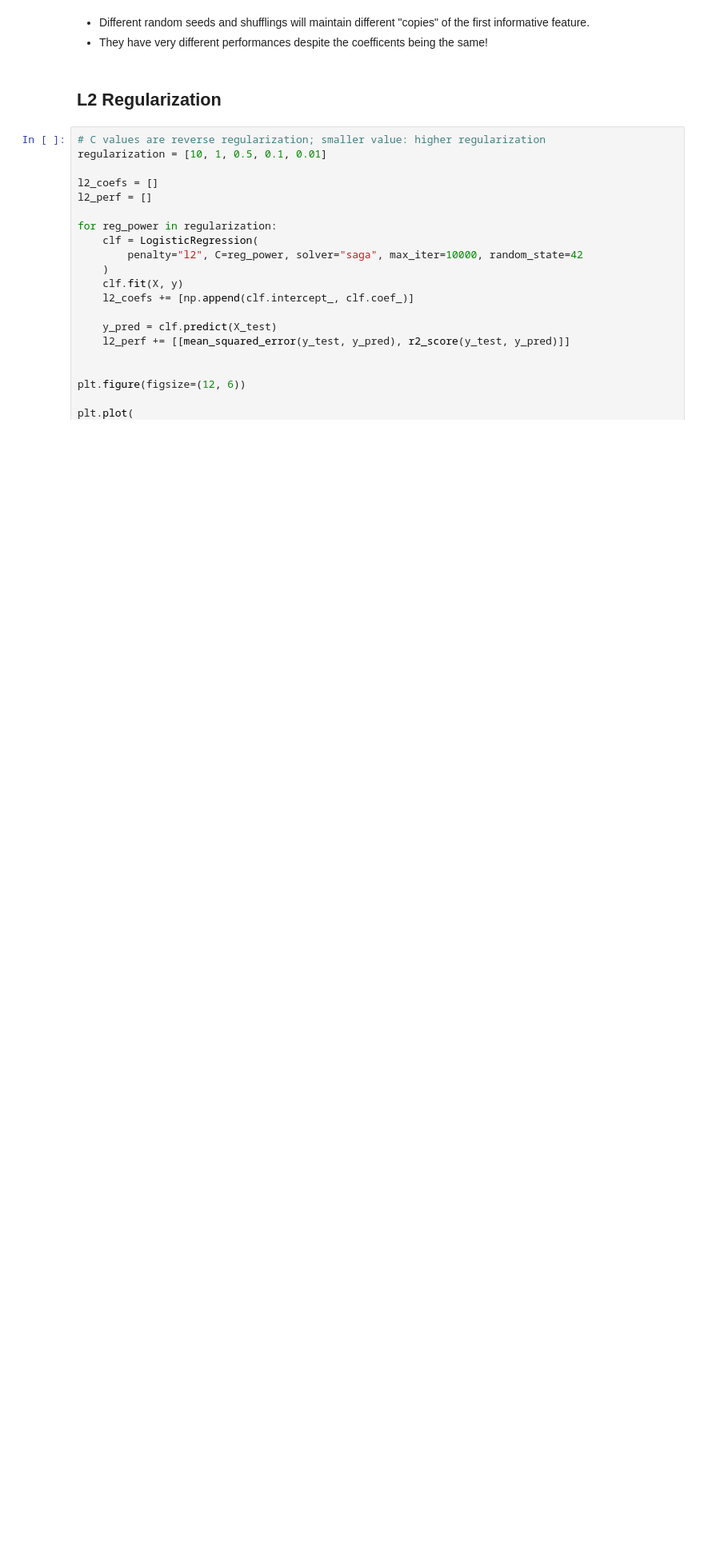
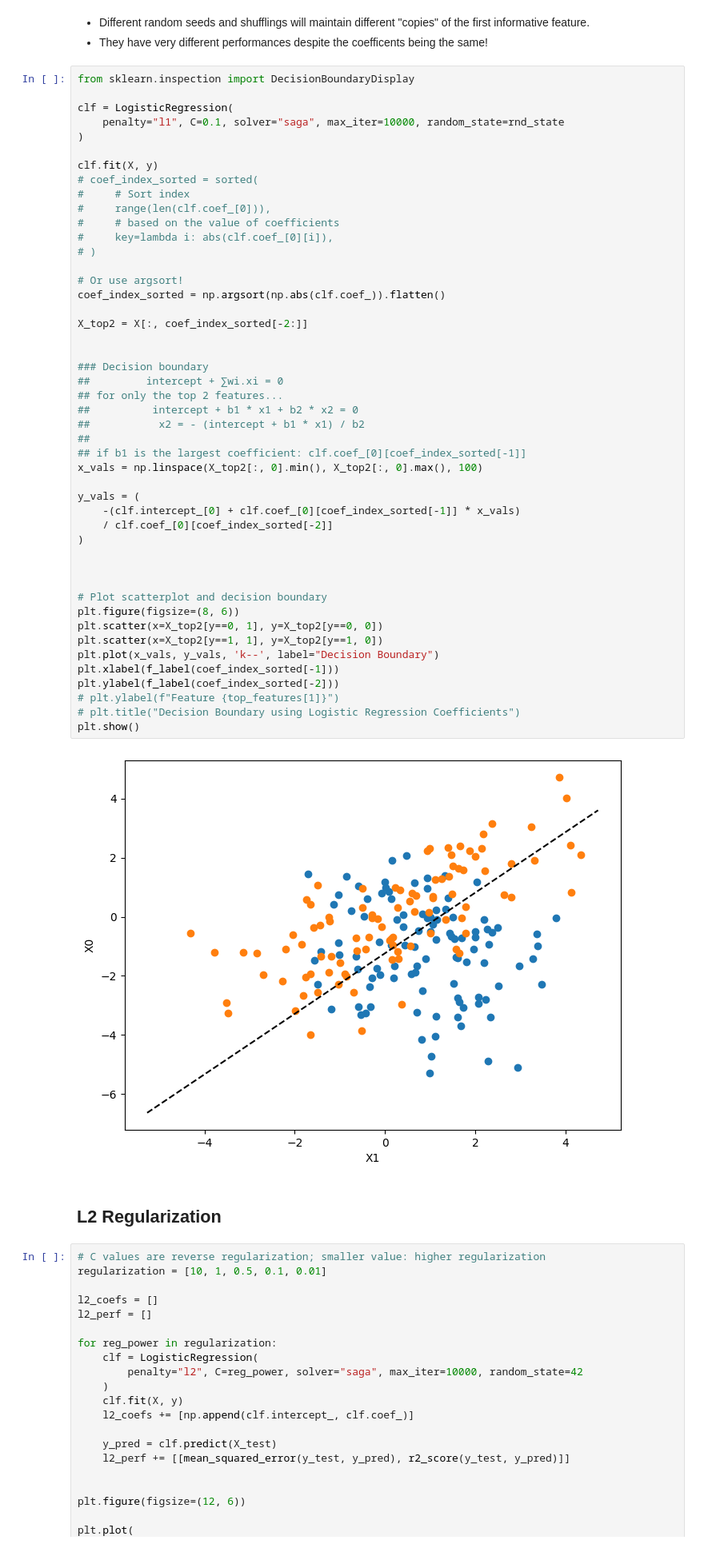
Before and after one commit to etabari/ml_course, a Jupyter notebook: 1.1.LR.regularization.ipynb, the cells around one changed output. Shown: that part at 80% size. Drawn from its saved outputs; the diff is of its cells as text; blank space fills up the shorter version.

```diff
--- a/1.1.LR.regularization.ipynb
+++ b/1.1.LR.regularization.ipynb
@@ -227,6 +251,55 @@ plt.show()
 # %% [markdown]
 - Different random seeds and shufflings will maintain different "copies" of the first informative feature.
 - They have very different performances despite the coefficents being the same!
+# %%
+from sklearn.inspection import DecisionBoundaryDisplay
+
+clf = LogisticRegression(
+    penalty="l1", C=0.1, solver="saga", max_iter=10000, random_state=rnd_state
+)
+
+clf.fit(X, y)
+# coef_index_sorted = sorted(
+#     # Sort index
+#     range(len(clf.coef_[0])),
+#     # based on the value of coefficients
+#     key=lambda i: abs(clf.coef_[0][i]),
+# )
+
+# Or use argsort!
+coef_index_sorted = np.argsort(np.abs(clf.coef_)).flatten()
+
+X_top2 = X[:, coef_index_sorted[-2:]]
+
+
+### Decision boundary
+##         intercept + ∑wi.xi = 0
+## for only the top 2 features...
+##          intercept + b1 * x1 + b2 * x2 = 0
+##           x2 = - (intercept + b1 * x1) / b2
+##
+## if b1 is the largest coefficient: clf.coef_[0][coef_index_sorted[-1]]
+x_vals = np.linspace(X_top2[:, 0].min(), X_top2[:, 0].max(), 100)
+
+y_vals = (
+    -(clf.intercept_[0] + clf.coef_[0][coef_index_sorted[-1]] * x_vals)
+    / clf.coef_[0][coef_index_sorted[-2]]
+)
+
+
+
+# Plot scatterplot and decision boundary
+plt.figure(figsize=(8, 6))
+plt.scatter(x=X_top2[y==0, 1], y=X_top2[y==0, 0])
+plt.scatter(x=X_top2[y==1, 1], y=X_top2[y==1, 0])
+plt.plot(x_vals, y_vals, 'k--', label="Decision Boundary")
+plt.xlabel(f_label(coef_index_sorted[-1]))
+plt.ylabel(f_label(coef_index_sorted[-2]))
+# plt.ylabel(f"Feature {top_features[1]}")
+# plt.title("Decision Boundary using Logistic Regression Coefficients")
+plt.show()
+# %% [output]
+[figure, added]
 # %% [markdown]
 ## L2 Regularization
 # %%
```
Also changed, not shown: parts of 8 cells of this notebook.
